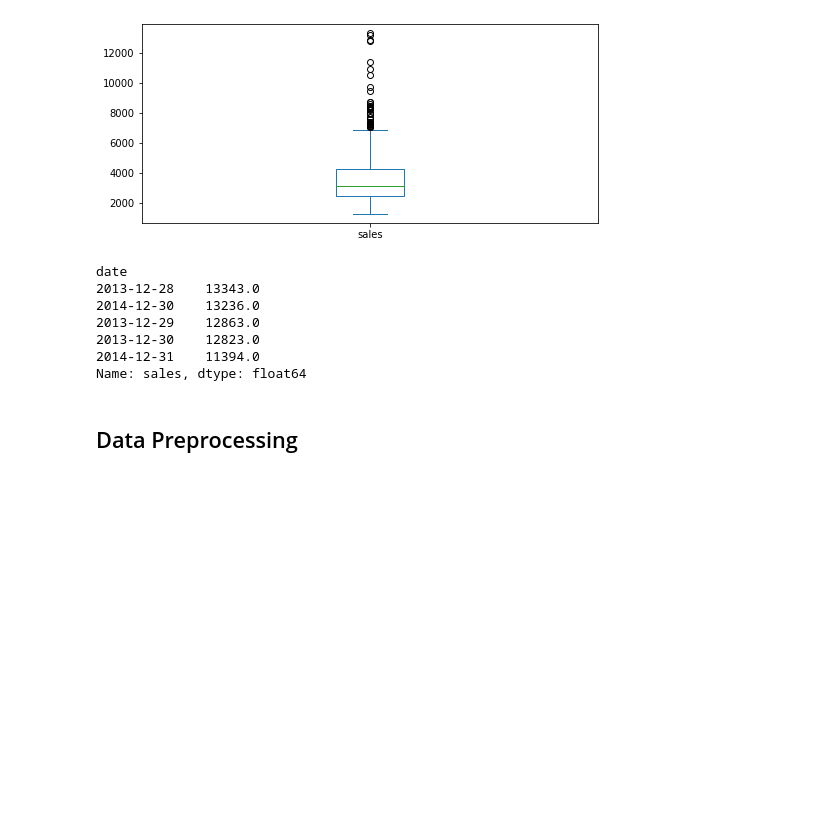
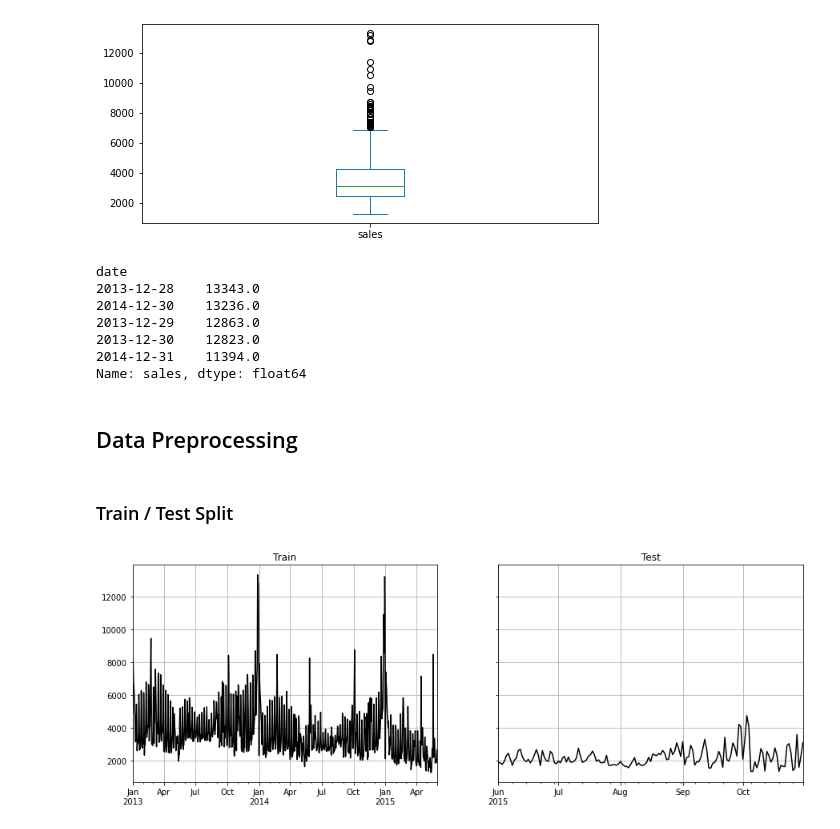
Before and after one commit to jonas-fullstack-dev/ml-future-sales, a Jupyter notebook: sales.ipynb, the cells around one changed output. Drawn from its saved outputs; the diff is of its cells as text; code cells hidden in the pictures; blank space fills up the shorter version.

Commit message:
Split dataset into train and test

```diff
--- a/sales.ipynb
+++ b/sales.ipynb
@@ -143,3 +143,37 @@ date
 Name: sales, dtype: float64
 # %% [markdown]
 ## Data Preprocessing
+# %% [markdown]
+### Train / Test Split
+# %%
+def split_train_test(dataframe, test=0.2, plot=True, figsize=(15,5)):
+    if type(test) is float:
+        split = int(len(dataframe) * (1-test))
+        perc = test
+    elif type(test) is str:
+        split = dataframe.reset_index()[
+                      dataframe.reset_index().iloc[:,0]==test].index[0]
+        perc = round(len(dataframe[split:])/len(dataframe), 2)
+    else:
+        split = test
+        perc = round(len(dataframe[split:])/len(dataframe), 2)
+
+    train = dataframe.head(split)
+    test = dataframe.tail(len(dataframe) - split)
+
+    if plot is True:
+        fig, ax = plt.subplots(nrows=1, ncols=2, sharex=False,
+                               sharey=True, figsize=figsize)
+        train.plot(ax=ax[0], grid=True, title="Train",
+                      color="black")
+        test.plot(ax=ax[1], grid=True, title="Test",
+                     color="black")
+        ax[0].set(xlabel=None)
+        ax[1].set(xlabel=None)
+        plt.show()
+
+    return train, test
+# %%
+train, test = split_train_test(df, test="2015-06-01")
+# %% [output]
+[figure, added]
```
